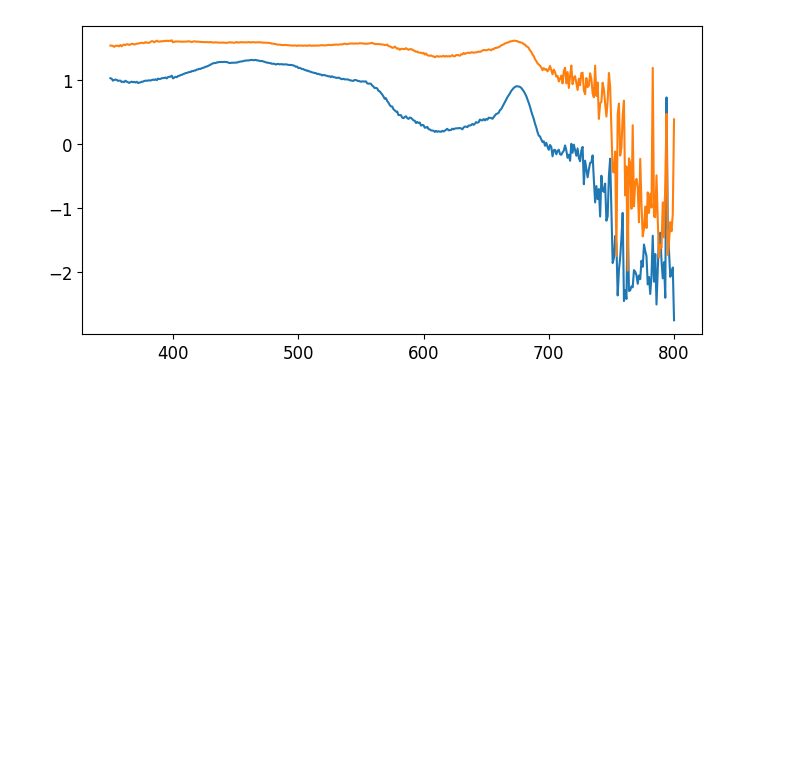
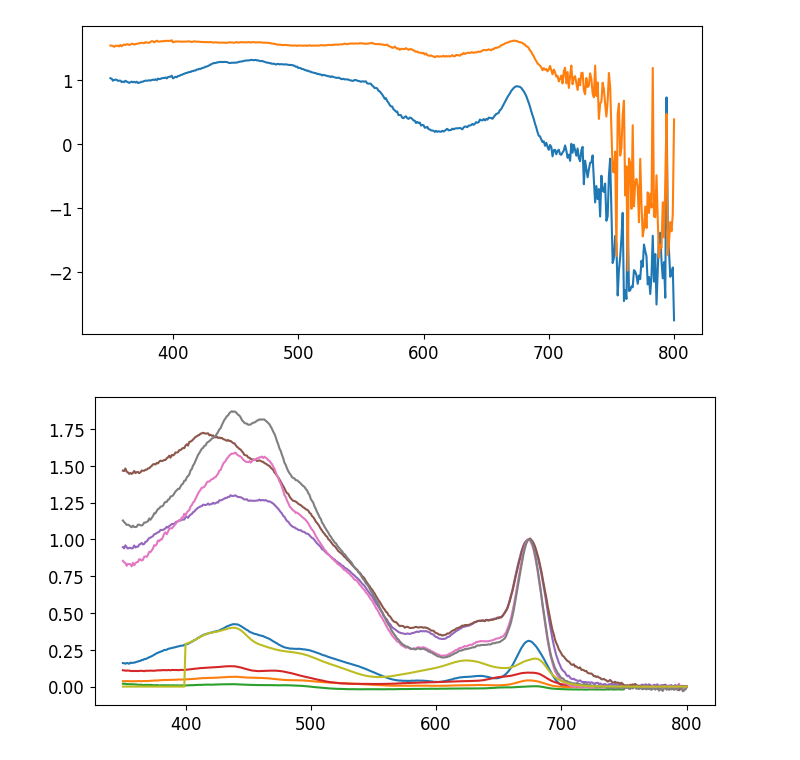
Before and after one commit to matsbannink/machine_learning, a Jupyter notebook: concentration_from_abs_spectra.ipynb, the cells around one changed output. Cells and saved outputs as stored; diff of their text form; code cells hidden in the pictures; blank space fills up the shorter version.

Commit message:
Added a plot with all the pure spectra in a cell below
To give intuition into how similar most of the spectra are / check that the simulated data is correct

```diff
--- a/concentration_from_abs_spectra.ipynb
+++ b/concentration_from_abs_spectra.ipynb
@@ -107,3 +107,12 @@ plt.show()
 tensor([0.0000, 0.0000, 0.0000, 0.2363, 0.0000, 0.0000, 0.0000, 0.7637, 0.0000])
 tensor([0.0000, 0.9720, 0.0041, 0.0240, 0.0000, 0.0000, 0.0000, 0.0000, 0.0000])
 [figure]
+# %%
+# to give an intuition on how all the 'pure' spectra look like
+mixture_spectra_full, weights_spectra = generate_mixture_spectra(df_for_mix)
+mixture_spectra_full = mixture_spectra_full.to_numpy()
+mixture_spectra = mixture_spectra_full.astype(float).T # shape (600, 451)(samples, wavelengths)
+for pure in mixture_spectra[1:10, :]:
+    plt.plot(wavelength, pure)
+# %% [output]
+[figure, added]
```
